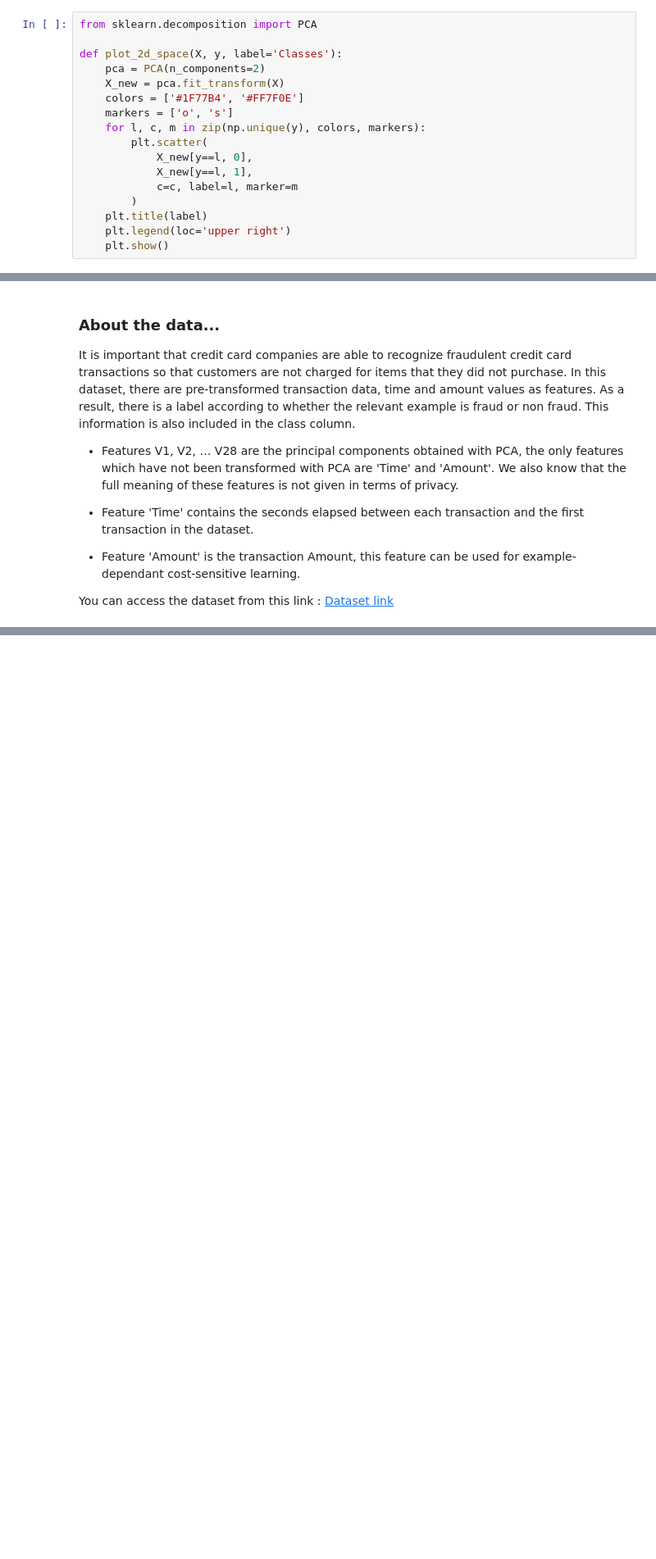
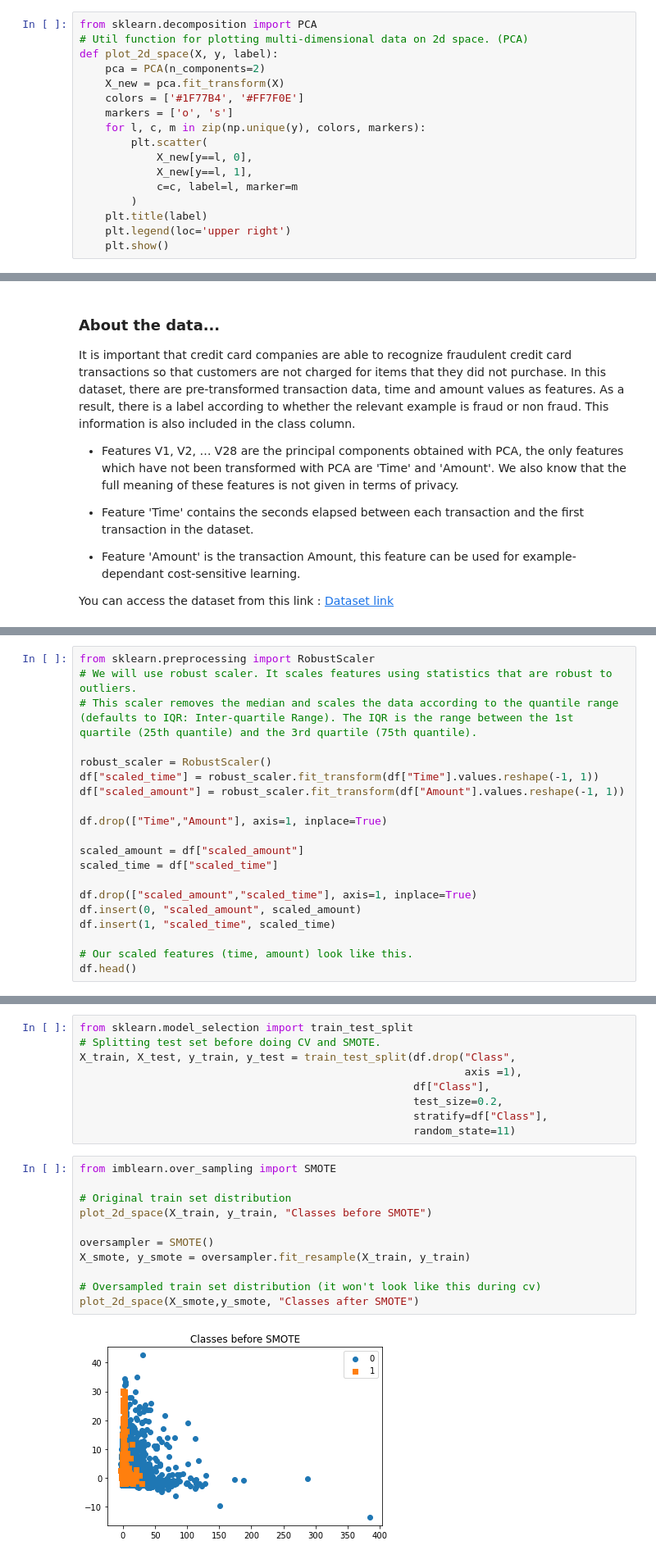
Before and after one commit to ugurcanerdogan/Cross-Validation-with-Imbalanced-Dataset, a Jupyter notebook: notebook.ipynb, the cells around one changed output, grey strips where cells are left out. Shown: that part at 82% size. Saved outputs shown, nothing was run; the diff lists cells and outputs as text; blank space fills up the shorter version.

```diff
--- a/notebook.ipynb
+++ b/notebook.ipynb
@@ -32,8 +32,8 @@ warnings.filterwarnings("ignore")
 #### Util functions
 # %%
 from sklearn.decomposition import PCA
-
-def plot_2d_space(X, y, label='Classes'):
+# Util function for plotting multi-dimensional data on 2d space. (PCA)
+def plot_2d_space(X, y, label):
     pca = PCA(n_components=2)
     X_new = pca.fit_transform(X)
     colors = ['#1F77B4', '#FF7F0E']
@@ -99,0 +106,20 @@ df.describe()
+# %%
+from sklearn.preprocessing import RobustScaler
+# We will use robust scaler. It scales features using statistics that are robust to outliers.
+# This scaler removes the median and scales the data according to the quantile range (defaults to IQR: Inter-quartile Range). The IQR is the range between the 1st quartile (25th quantile) and the 3rd quartile (75th quantile).
+
+robust_scaler = RobustScaler()
+df["scaled_time"] = robust_scaler.fit_transform(df["Time"].values.reshape(-1, 1))
+df["scaled_amount"] = robust_scaler.fit_transform(df["Amount"].values.reshape(-1, 1))
+
+df.drop(["Time","Amount"], axis=1, inplace=True)
+
+scaled_amount = df["scaled_amount"]
+scaled_time = df["scaled_time"]
+
+df.drop(["scaled_amount","scaled_time"], axis=1, inplace=True)
+df.insert(0, "scaled_amount", scaled_amount)
+df.insert(1, "scaled_time", scaled_time)
+
+# Our scaled features (time, amount) look like this.
+df.head()
@@ -99,0 +134,22 @@ df.describe()
+# %%
+from sklearn.model_selection import train_test_split
+# Splitting test set before doing CV and SMOTE.
+X_train, X_test, y_train, y_test = train_test_split(df.drop("Class",
+                                                            axis =1),
+                                                    df["Class"],
+                                                    test_size=0.2,
+                                                    stratify=df["Class"],
+                                                    random_state=11)
+# %%
+from imblearn.over_sampling import SMOTE
+
+# Original train set distribution
+plot_2d_space(X_train, y_train, "Classes before SMOTE")
+
+oversampler = SMOTE()
+X_smote, y_smote = oversampler.fit_resample(X_train, y_train)
+
+# Oversampled train set distribution (it won't look like this during cv)
+plot_2d_space(X_smote,y_smote, "Classes after SMOTE")
+# %% [output]
+[figure, added]
```
Also changed, not shown: parts of 10 cells of this notebook, 1 other file.
